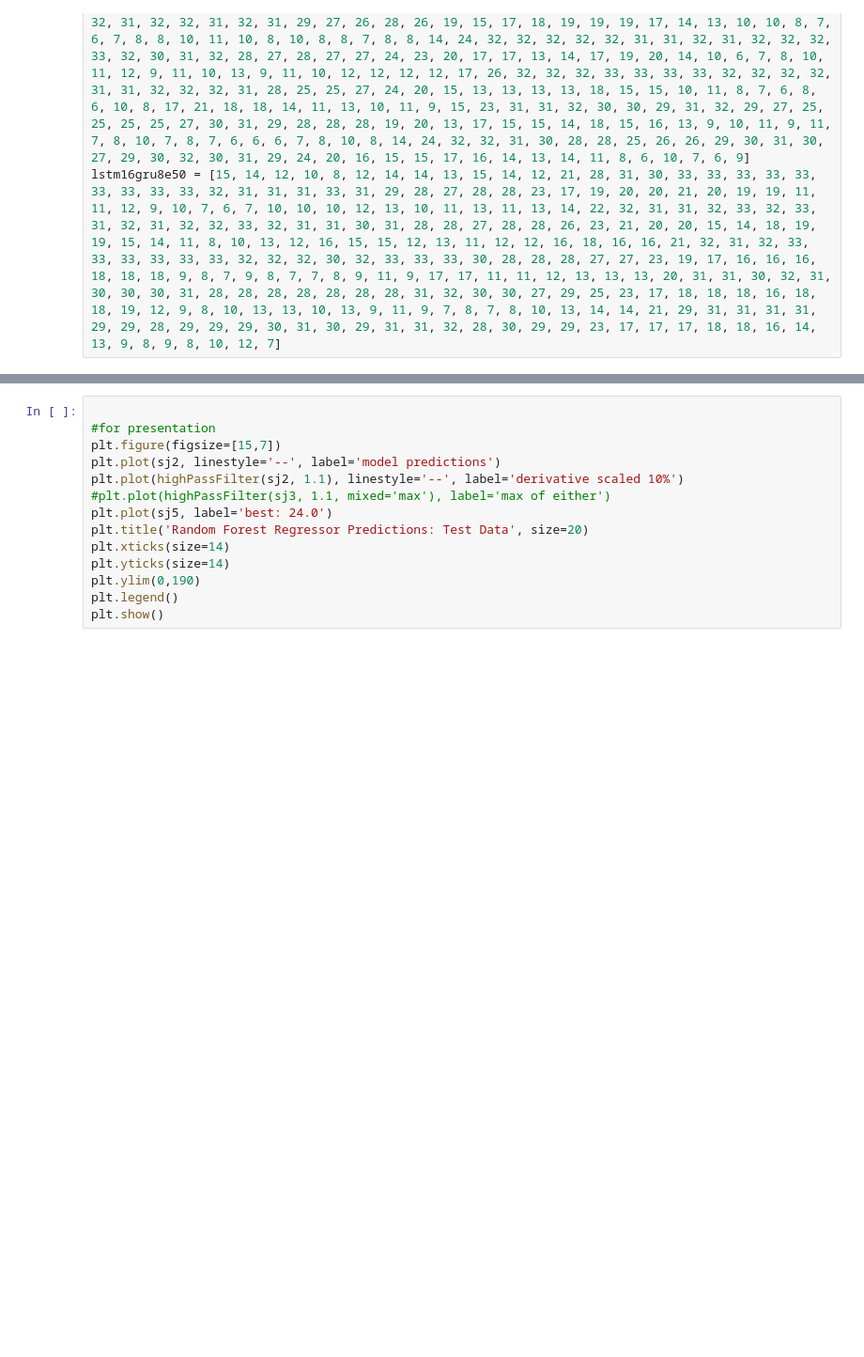
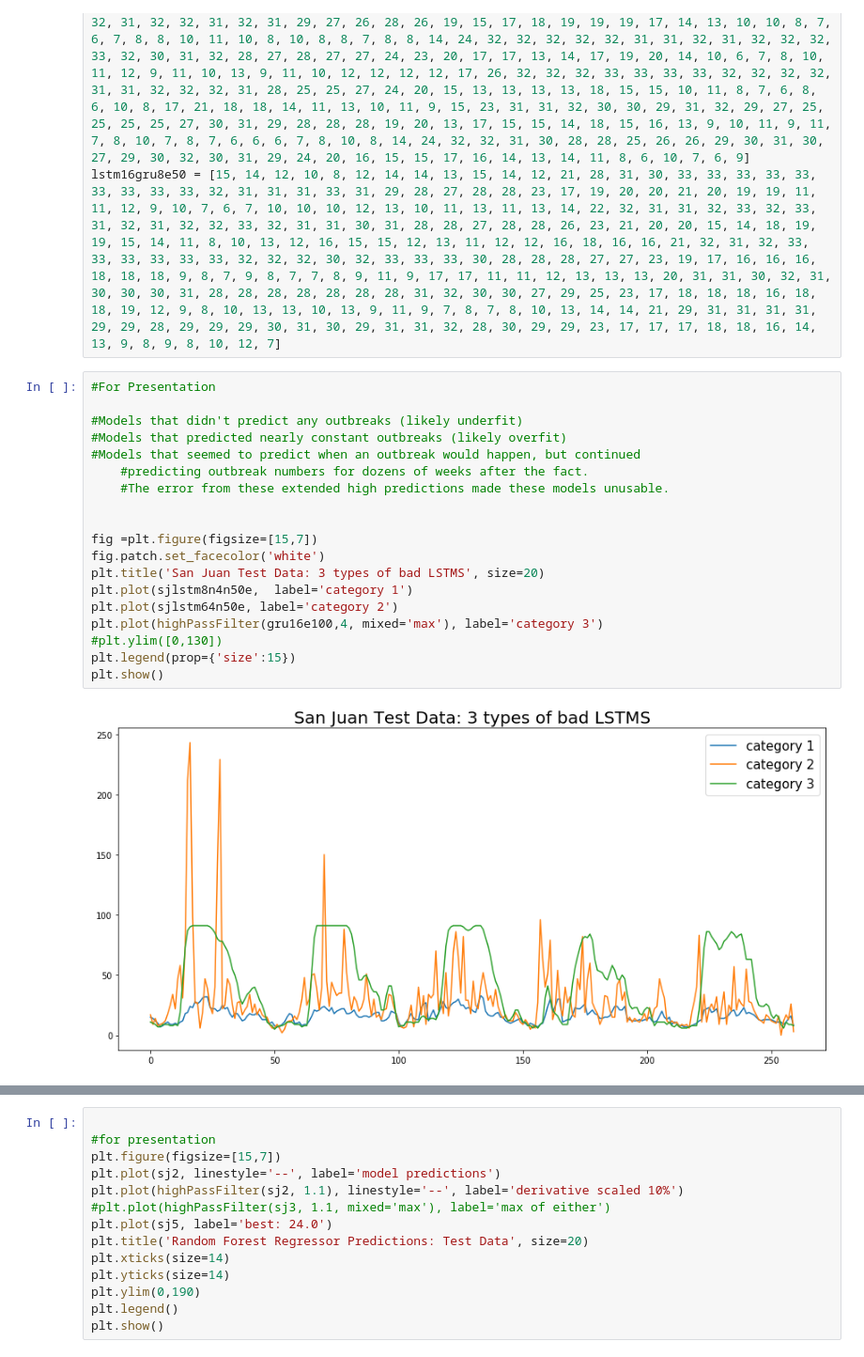
Before and after one commit to conditg/deng-ai, a Jupyter notebook: All_Predictions.ipynb, the cells around one changed output, grey strips where cells are left out. Shown at 94% size. Saved outputs shown, nothing was run; the diff lists cells and outputs as text; blank space fills up the shorter version.

Commit message:
notes on presentation draft

```diff
--- a/All_Predictions.ipynb
+++ b/All_Predictions.ipynb
@@ -261,3 +261,24 @@ sjlstm16n8n50e = [15, 13, 9, 5, 6, 10, 10, 9, 8, 9, 8, 7, 10, 21, 32, 29, 36, 32
 gru16e100 = [11, 10, 9, 7, 7, 9, 9, 9, 8, 8, 9, 8, 13, 18, 29, 30, 31, 31, 31, 31, 31, 31, 31, 31, 31, 30, 30, 28, 27, 29, 26, 26, 25, 21, 21, 20, 15, 14, 16, 17, 17, 18, 19, 17, 15, 15, 13, 11, 9, 8, 5, 7, 8, 8, 9, 11, 11, 11, 9, 9, 9, 7, 8, 8, 14, 21, 31, 31, 31, 31, 31, 31, 31, 31, 31, 31, 31, 31, 31, 31, 31, 29, 28, 21, 19, 20, 20, 22, 19, 18, 17, 17, 18, 12, 12, 18, 18, 20, 16, 12, 7, 8, 8, 11, 11, 11, 10, 11, 10, 13, 12, 12, 11, 12, 12, 11, 12, 16, 19, 29, 30, 31, 31, 31, 31, 31, 31, 30, 30, 30, 31, 31, 31, 31, 31, 28, 27, 25, 21, 19, 19, 16, 15, 11, 11, 12, 11, 15, 13, 13, 10, 11, 8, 8, 6, 8, 6, 9, 9, 17, 21, 15, 13, 13, 12, 12, 9, 9, 9, 15, 19, 23, 24, 27, 28, 30, 27, 30, 30, 22, 22, 21, 22, 20, 19, 21, 24, 22, 19, 20, 20, 23, 14, 16, 12, 15, 14, 13, 11, 15, 13, 15, 12, 8, 11, 11, 11, 11, 9, 11, 8, 7, 9, 7, 6, 6, 6, 7, 8, 8, 8, 14, 18, 29, 30, 30, 29, 27, 29, 24, 27, 28, 28, 29, 30, 30, 27, 30, 29, 29, 21, 25, 25, 21, 14, 15, 14, 14, 15, 15, 12, 11, 13, 13, 9, 6, 11, 9, 9, 8]
 gru32e30 = [11, 11, 8, 6, 7, 10, 9, 8, 9, 8, 10, 8, 12, 19, 30, 31, 32, 32, 33, 33, 32, 33, 32, 33, 32, 31, 32, 32, 31, 32, 31, 29, 27, 26, 28, 26, 19, 15, 17, 18, 19, 19, 19, 17, 14, 13, 10, 10, 8, 7, 6, 7, 8, 8, 10, 11, 10, 8, 10, 8, 8, 7, 8, 8, 14, 24, 32, 32, 32, 32, 32, 31, 31, 32, 31, 32, 32, 32, 33, 32, 30, 31, 32, 28, 27, 28, 27, 27, 24, 23, 20, 17, 17, 13, 14, 17, 19, 20, 14, 10, 6, 7, 8, 10, 11, 12, 9, 11, 10, 13, 9, 11, 10, 12, 12, 12, 12, 17, 26, 32, 32, 32, 33, 33, 33, 33, 32, 32, 32, 32, 31, 31, 32, 32, 32, 31, 28, 25, 25, 27, 24, 20, 15, 13, 13, 13, 13, 18, 15, 15, 10, 11, 8, 7, 6, 8, 6, 10, 8, 17, 21, 18, 18, 14, 11, 13, 10, 11, 9, 15, 23, 31, 31, 32, 30, 30, 29, 31, 32, 29, 27, 25, 25, 25, 25, 27, 30, 31, 29, 28, 28, 28, 19, 20, 13, 17, 15, 15, 14, 18, 15, 16, 13, 9, 10, 11, 9, 11, 7, 8, 10, 7, 8, 7, 6, 6, 6, 7, 8, 10, 8, 14, 24, 32, 32, 31, 30, 28, 28, 25, 26, 26, 29, 30, 31, 30, 27, 29, 30, 32, 30, 31, 29, 24, 20, 16, 15, 15, 17, 16, 14, 13, 14, 11, 8, 6, 10, 7, 6, 9]
 lstm16gru8e50 = [15, 14, 12, 10, 8, 12, 14, 14, 13, 15, 14, 12, 21, 28, 31, 30, 33, 33, 33, 33, 33, 33, 33, 33, 33, 32, 31, 31, 31, 33, 31, 29, 28, 27, 28, 28, 23, 17, 19, 20, 20, 21, 20, 19, 19, 11, 11, 12, 9, 10, 7, 6, 7, 10, 10, 10, 12, 13, 10, 11, 13, 11, 13, 14, 22, 32, 31, 31, 32, 33, 32, 33, 31, 32, 31, 32, 32, 33, 32, 31, 31, 30, 31, 28, 28, 27, 28, 28, 26, 23, 21, 20, 20, 15, 14, 18, 19, 19, 15, 14, 11, 8, 10, 13, 12, 16, 15, 15, 12, 13, 11, 12, 12, 16, 18, 16, 16, 21, 32, 31, 32, 33, 33, 33, 33, 33, 33, 32, 32, 32, 30, 32, 33, 33, 33, 30, 28, 28, 28, 27, 27, 23, 19, 17, 16, 16, 16, 18, 18, 18, 9, 8, 7, 9, 8, 7, 7, 8, 9, 11, 9, 17, 17, 11, 11, 12, 13, 13, 13, 20, 31, 31, 30, 32, 31, 30, 30, 30, 31, 28, 28, 28, 28, 28, 28, 28, 31, 32, 30, 30, 27, 29, 25, 23, 17, 18, 18, 18, 16, 18, 18, 19, 12, 9, 8, 10, 13, 13, 10, 13, 9, 11, 9, 7, 8, 7, 8, 10, 13, 14, 14, 21, 29, 31, 31, 31, 31, 29, 29, 28, 29, 29, 29, 30, 31, 30, 29, 31, 31, 32, 28, 30, 29, 29, 23, 17, 17, 17, 18, 18, 16, 14, 13, 9, 8, 9, 8, 10, 12, 7]
+# %%
+#For Presentation
+
+#Models that didn't predict any outbreaks (likely underfit)
+#Models that predicted nearly constant outbreaks (likely overfit)
+#Models that seemed to predict when an outbreak would happen, but continued
+    #predicting outbreak numbers for dozens of weeks after the fact.
+    #The error from these extended high predictions made these models unusable.
+
+
+fig =plt.figure(figsize=[15,7])
+fig.patch.set_facecolor('white')
+plt.title('San Juan Test Data: 3 types of bad LSTMS', size=20)
+plt.plot(sjlstm8n4n50e,  label='category 1')
+plt.plot(sjlstm64n50e, label='category 2')
+plt.plot(highPassFilter(gru16e100,4, mixed='max'), label='category 3')
+#plt.ylim([0,130])
+plt.legend(prop={'size':15})
+plt.show()
+# %% [output]
+[figure, added]
```
Also changed, not shown: parts of 3 cells of this notebook, 1 other file.
